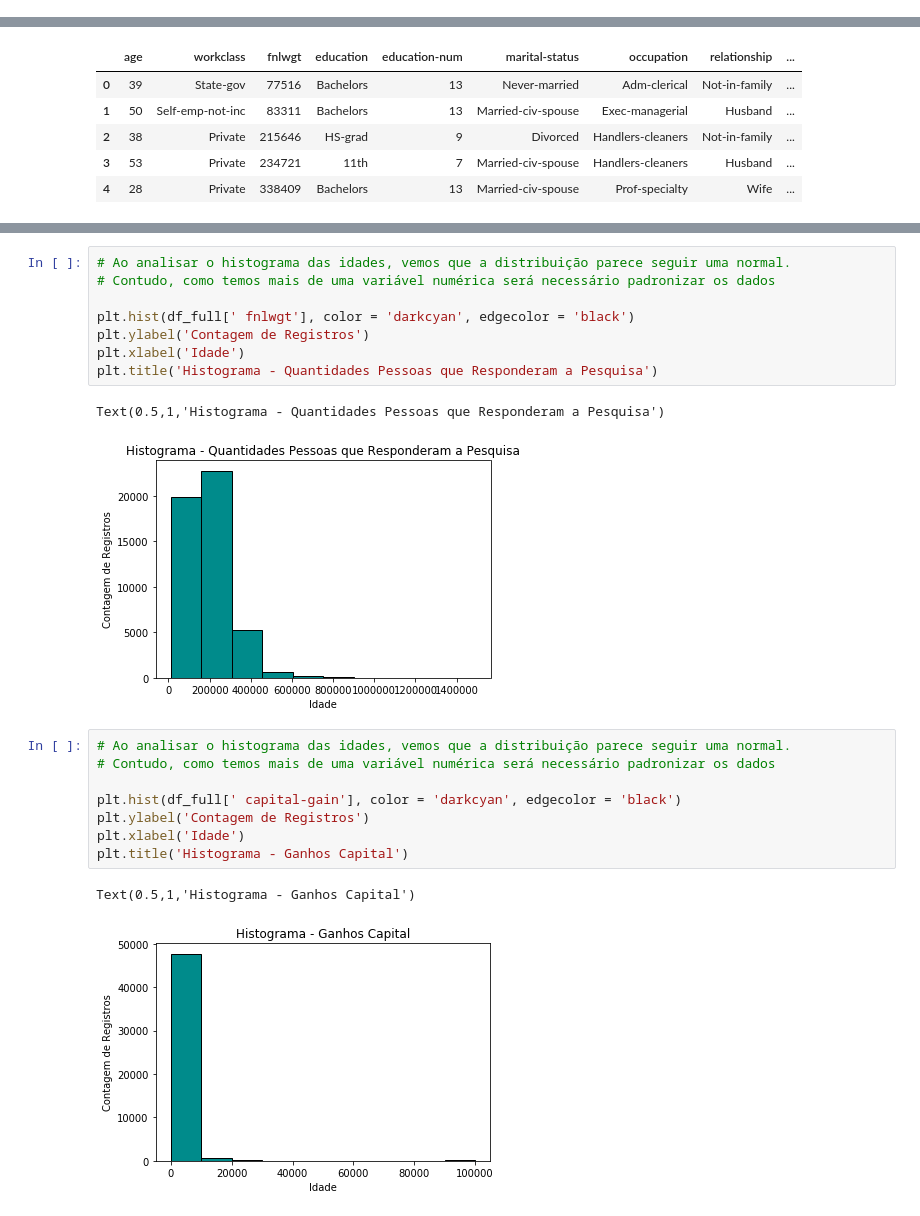
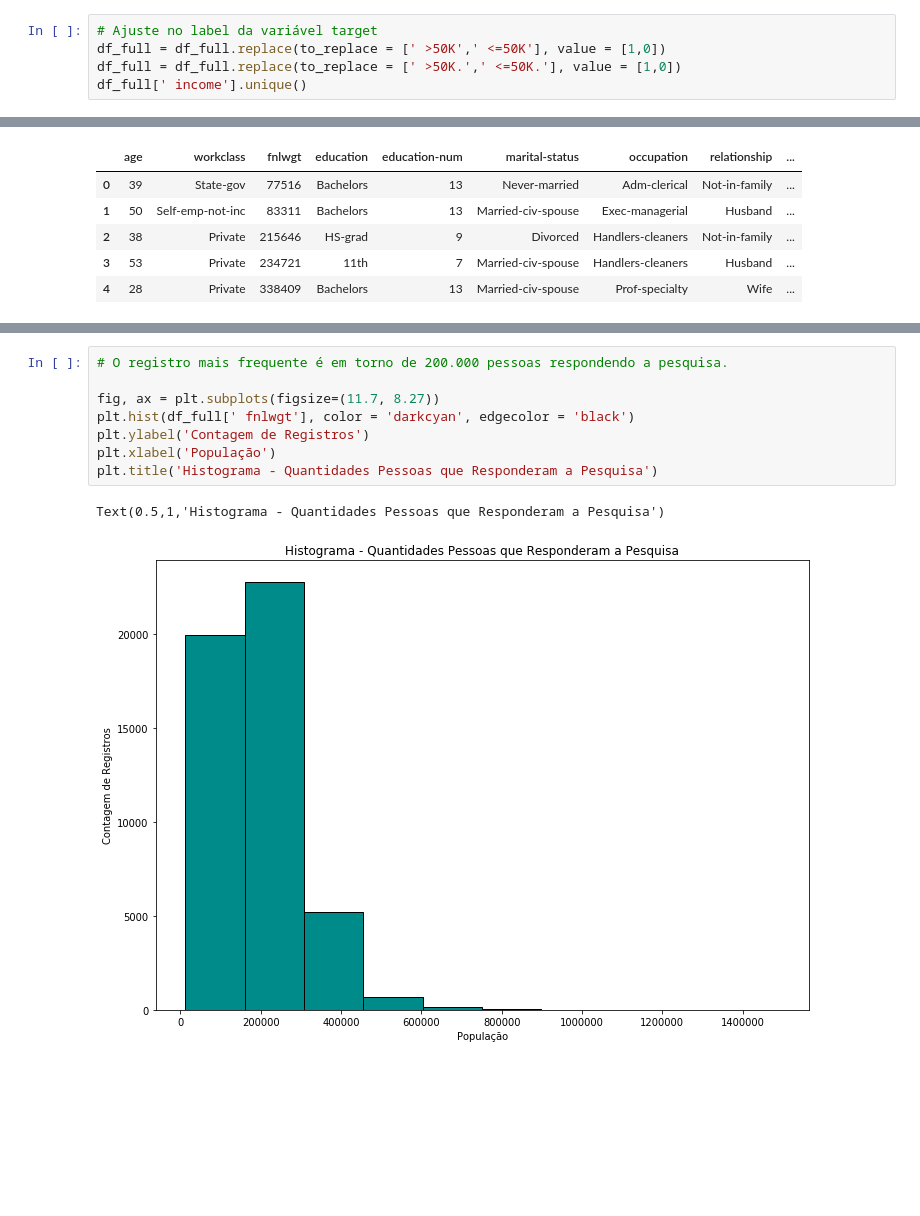
Before and after one commit to marcosmorais94/income_data_science, a Jupyter notebook: modelo_incomePredict.ipynb, the cells around one changed output, grey strips where cells are left out. Drawn from its saved outputs; the diff is of its cells as text; blank space fills up the shorter version.

```diff
--- a/modelo_incomePredict.ipynb
+++ b/modelo_incomePredict.ipynb
@@ -63,3 +63,8 @@ Atributos listados
 ## Etapa 1 - Análise Exploratória dos Dados
 
 Neste capítulo será feito uma análise exploratória dos dados para analisar insights que podem ser importantes nas próximas etapas da análise.
+# %%
+# Ajuste no label da variável target
+df_full = df_full.replace(to_replace = [' >50K',' <=50K'], value = [1,0])
+df_full = df_full.replace(to_replace = [' >50K.',' <=50K.'], value = [1,0])
+df_full[' income'].unique()
@@ -128,22 +136,11 @@ Text(0.5,1,'Histograma - Idade')
 # %%
-# Ao analisar o histograma das idades, vemos que a distribuição parece seguir uma normal.
-# Contudo, como temos mais de uma variável numérica será necessário padronizar os dados
+# O registro mais frequente é em torno de 200.000 pessoas respondendo a pesquisa.
 
+fig, ax = plt.subplots(figsize=(11.7, 8.27))
 plt.hist(df_full[' fnlwgt'], color = 'darkcyan', edgecolor = 'black')
 plt.ylabel('Contagem de Registros')
-plt.xlabel('Idade')
+plt.xlabel('População')
 plt.title('Histograma - Quantidades Pessoas que Responderam a Pesquisa')
 # %% [output]
 Text(0.5,1,'Histograma - Quantidades Pessoas que Responderam a Pesquisa')
-[figure, old version]
+[figure, new version]
-# %%
-# Ao analisar o histograma das idades, vemos que a distribuição parece seguir uma normal.
-# Contudo, como temos mais de uma variável numérica será necessário padronizar os dados
-
-plt.hist(df_full[' capital-gain'], color = 'darkcyan', edgecolor = 'black')
-plt.ylabel('Contagem de Registros')
-plt.xlabel('Idade')
-plt.title('Histograma - Ganhos Capital')
-# %% [output]
-Text(0.5,1,'Histograma - Ganhos Capital')
-[figure, removed]
```
Also changed, not shown: parts of 7 cells of this notebook.
